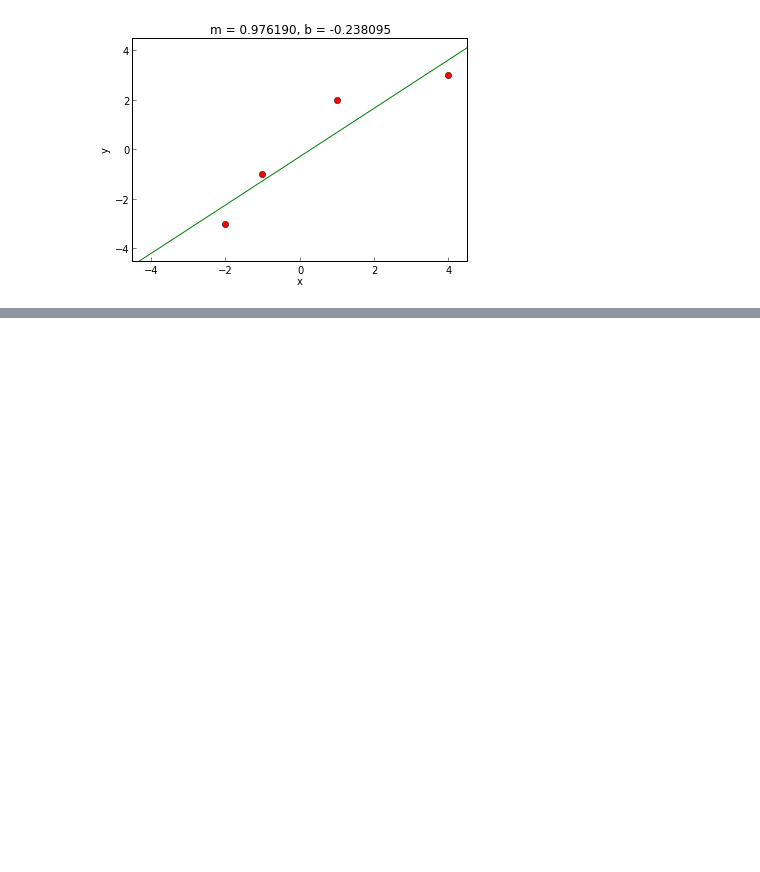
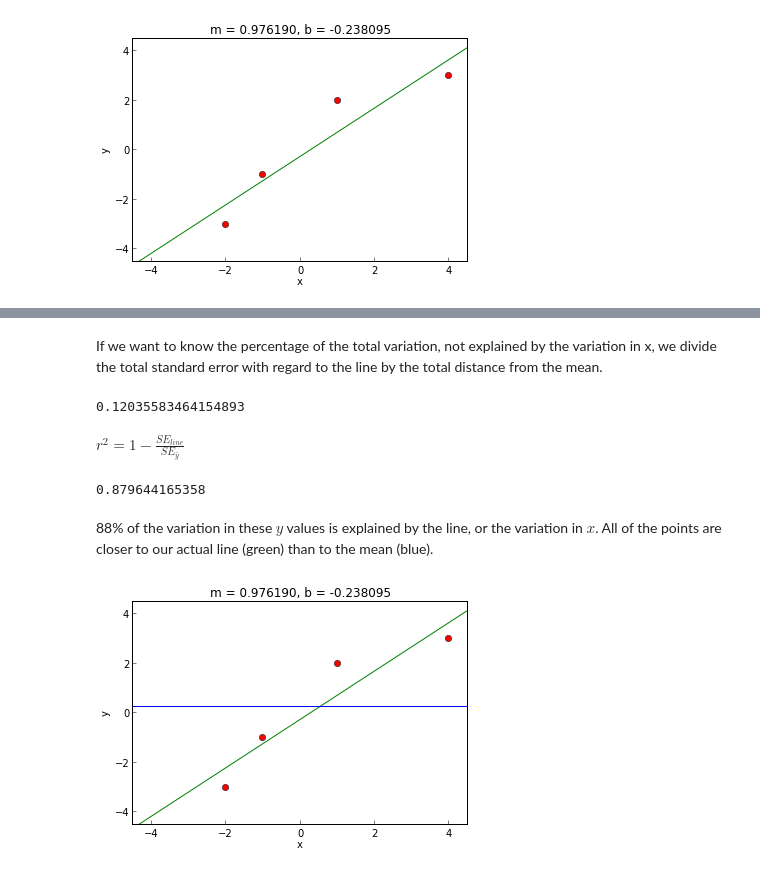
Before and after one commit to kenbolton/khan-academy-probability-statistics-ipynb, a Jupyter notebook: Khan Academy - Linear Regression.ipynb, the cells around one changed output, grey strips where cells are left out. Drawn from its saved outputs; the diff is of its cells as text; code cells hidden in the pictures; blank space fills up the shorter version.

```diff
--- a/Khan Academy - Linear Regression.ipynb
+++ b/Khan Academy - Linear Regression.ipynb
@@ -299,0 +345,16 @@ $$
+# %%
+m = (np.mean(x) * np.mean(y) - np.mean(x*y)) / (np.mean(x)**2 - np.mean(x**2))
+b = np.mean(y) - m * np.mean(x)
+se_line = 0
+se_mean_y = 0
+print m, b
+for i, a in enumerate(x):
+    y_star = m * a + b
+    se_w_line = (y[i] - y_star)**2
+    se_line += se_w_line
+    sqrd_distance_y_mean = (y[i] - np.mean(y))**2
+    se_mean_y += sqrd_distance_y_mean
+    print a, y[i], y_star, se_w_line, sqrd_distance_y_mean
+
+print se_line
+print se_mean_y
@@ -299,0 +369,33 @@ $$
+# %% [markdown]
+If we want to know the percentage of the total variation, not explained by the variation in x, we divide the total standard error with regard to the line by the total distance from the mean.
+# %%
+se_line / se_mean_y
+# %% [output]
+0.12035583464154893
+# %% [markdown]
+$r^2 = 1 - \frac {SE_{line}} {SE_\bar{y}}$
+# %%
+r_sqr = 1 - se_line / se_mean_y
+print r_sqr
+# %% [output]
+0.879644165358
+# %% [markdown]
+88% of the variation in these $y$ values is explained by the line, or the variation in $x$. All of the points are closer to our actual line (green) than to the mean (blue).
+# %%
+plt.figure()
+ax1 = plt.axes(frameon=True)
+ax1.get_xaxis().tick_bottom()
+ax1.get_yaxis().tick_left()
+plt.axis([-4.5, 4.5, -4.5, 4.5])
+plt.plot(x, y, 'ro')
+t = np.arange(x[0] - x[-1])
+# y = b + m * x
+plt.plot([-10, 0, 10], [(b + m * -10), b, (b + m * 10)], 'g')
+#plt.plot(x, y, 'rx')
+plt.plot([-10, 10], [np.mean(y), np.mean(y)], 'b')
+plt.xlabel('x')
+plt.ylabel('y')
+plt.title('m = %f, b = %f' % (m, b))
+plt.show()
+# %% [output]
+[figure, added]
```
Also changed, not shown: parts of 5 cells of this notebook, 1 other file.
